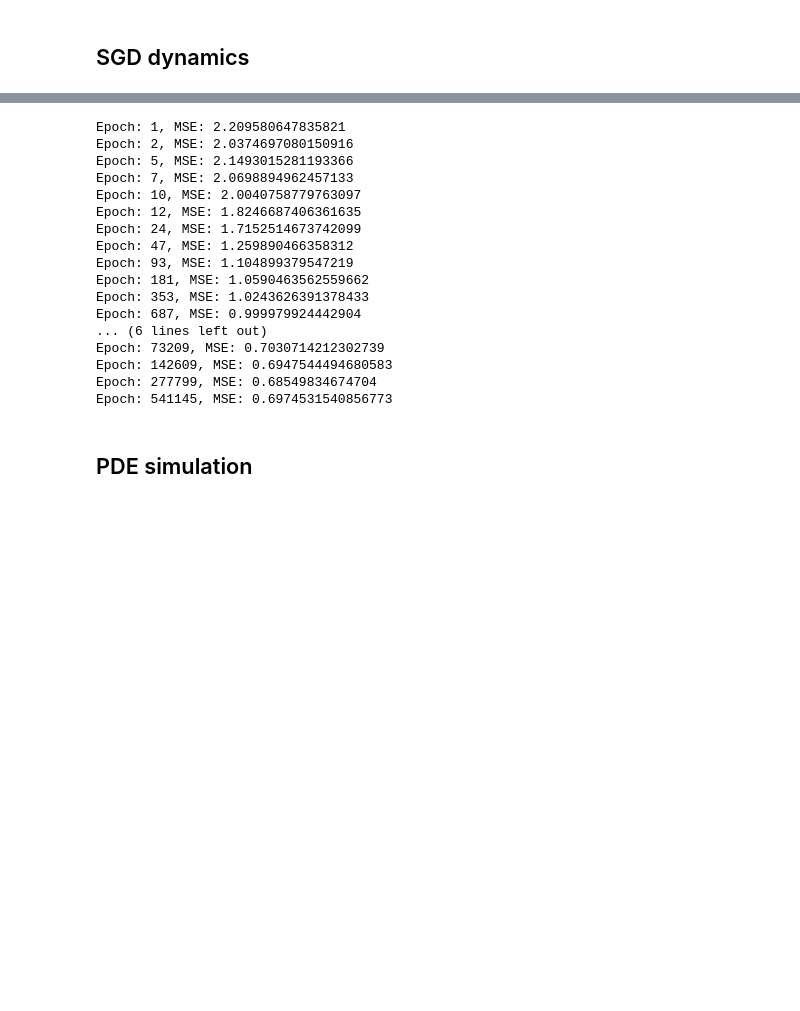
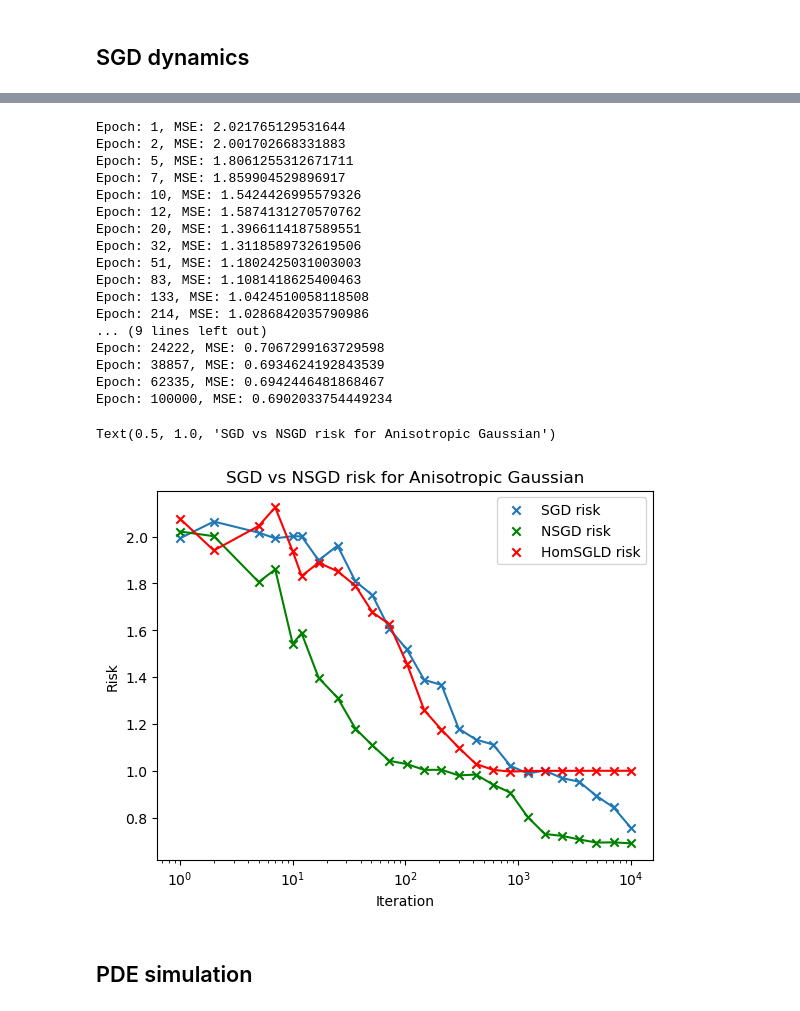
Before and after one commit to PantelisTass/Imperial-UROP-Project-SGD, a Jupyter notebook: SGD Anisotropic Gaussians.ipynb, the cells around one changed output, grey strips where cells are left out. Drawn from its saved outputs; the diff is of its cells as text; code cells hidden in the pictures; blank space fills up the shorter version.

```diff
--- a/SGD Anisotropic Gaussians.ipynb
+++ b/SGD Anisotropic Gaussians.ipynb
@@ -215,0 +290,5 @@ def heat_reg_nesterov_accelerated_gd(d, s_0, Delta, N, epsilon = 1e-5, r = 3, nu
+# %%
+#simulate HomSGLD
+
+weights_HomSGLD, risk_HomSGLD =\
+Hom_SGLD(32, 6, 0.4, 80, epsilon = (2e-4), num_epochs = int(1e4))
@@ -240,39 +339,43 @@ Epoch: 4000000, MSE: 0.713390326573469
 #simulate Nesterov sgd
 
 weights_NSGD, risk_NSGD, a_NSGD, b_NSGD, r1_NSGD =\
-nesterov_accelerated_gd(32, 6, 0.4, 80, epsilon = (2e-4), num_epochs = int(4e6))
+nesterov_accelerated_gd(32, 6, 0.4, 80, epsilon = (2e-4), num_epochs = int(1e5))
 # %% [output]
-Epoch: 1, MSE: 2.209580647835821
-Epoch: 2, MSE: 2.0374697080150916
-Epoch: 5, MSE: 2.1493015281193366
-Epoch: 7, MSE: 2.0698894962457133
-Epoch: 10, MSE: 2.0040758779763097
-Epoch: 12, MSE: 1.8246687406361635
-Epoch: 24, MSE: 1.7152514673742099
-Epoch: 47, MSE: 1.259890466358312
-Epoch: 93, MSE: 1.104899379547219
-Epoch: 181, MSE: 1.0590463562559662
-Epoch: 353, MSE: 1.0243626391378433
-Epoch: 687, MSE: 0.999979924442904
-... (6 lines left out)
-Epoch: 73209, MSE: 0.7030714212302739
-Epoch: 142609, MSE: 0.6947544494680583
-Epoch: 277799, MSE: 0.68549834674704
-Epoch: 541145, MSE: 0.6974531540856773
+Epoch: 1, MSE: 2.021765129531644
+Epoch: 2, MSE: 2.001702668331883
+Epoch: 5, MSE: 1.8061255312671711
+Epoch: 7, MSE: 1.859904529896917
+Epoch: 10, MSE: 1.5424426995579326
+Epoch: 12, MSE: 1.5874131270570762
+Epoch: 20, MSE: 1.3966114187589551
+Epoch: 32, MSE: 1.3118589732619506
+Epoch: 51, MSE: 1.1802425031003003
+Epoch: 83, MSE: 1.1081418625400463
+Epoch: 133, MSE: 1.0424510058118508
+Epoch: 214, MSE: 1.0286842035790986
+... (9 lines left out)
+Epoch: 24222, MSE: 0.7067299163729598
+Epoch: 38857, MSE: 0.6934624192843539
+Epoch: 62335, MSE: 0.6942446481868467
+Epoch: 100000, MSE: 0.6902033754449234
 # %%
 #plot SGD and Nesterov SGD losses
-indices = [1,2,5,7,10]+[int(a) for a in 10**(np.linspace(1.1, np.log10(1e6), 20))]
+indices = [1,2,5,7,10]+[int(a) for a in 10**(np.linspace(1.1, np.log10(1e4), 20))]
 plt.plot(indices, risk_SGD)
 plt.scatter(indices, risk_SGD, marker = 'x', label = 'SGD risk')
 plt.plot(indices, risk_NSGD, c = 'g')
 plt.scatter(indices, risk_NSGD, marker = 'x', label = 'NSGD risk', c = 'g')
-#plt.plot(indices, risk_NSGD1, c = 'r')
-#plt.scatter(indices, risk_NSGD1, marker = 'x', label = 'NSGD1 risk', c = 'r')
+indices_Hom = [1,2,5,7,10]+[int(a) for a in 10**(np.linspace(1.1, np.log10(1e4), 20))]
+plt.plot(indices_Hom, risk_HomSGLD, c = 'r')
+plt.scatter(indices_Hom, risk_HomSGLD, marker = 'x', c = 'r', label = 'HomSGLD risk')
 plt.xscale('log')
 plt.xlabel('Iteration')
 plt.ylabel('Risk')
 plt.legend()
 plt.title('SGD vs NSGD risk for Anisotropic Gaussian')
+# %% [output]
+Text(0.5, 1.0, 'SGD vs NSGD risk for Anisotropic Gaussian')
+[figure, added]
 # %% [markdown]
 ## PDE simulation
 # %%
```
Also changed, not shown: parts of 5 cells of this notebook, 1 other file.
